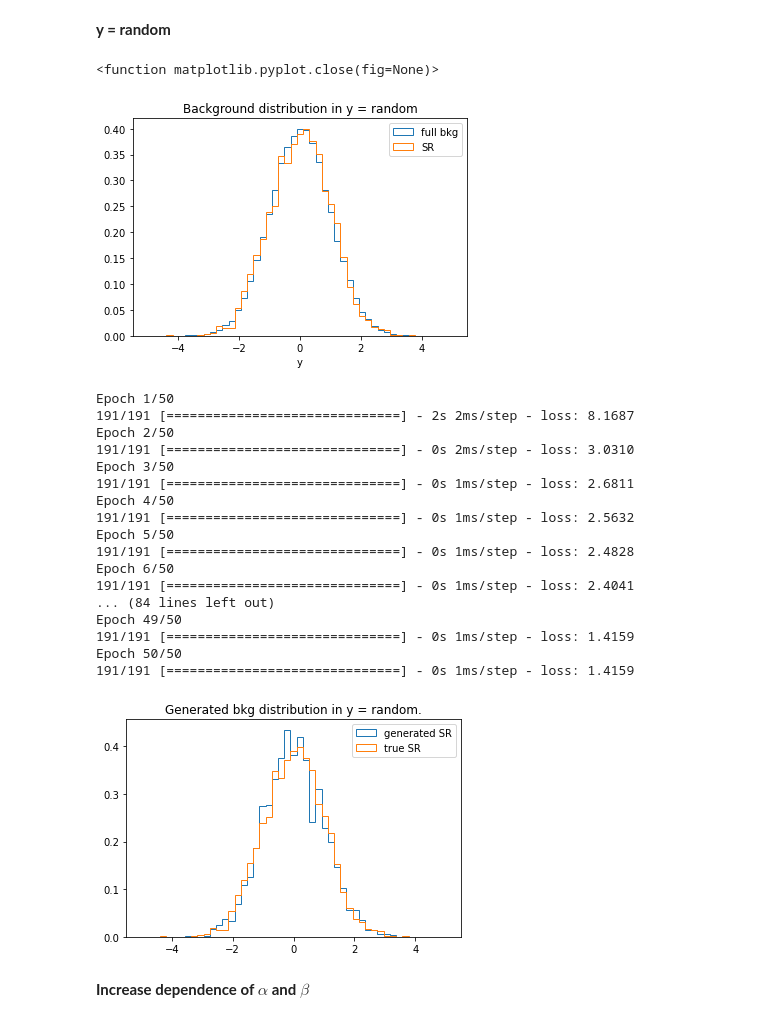
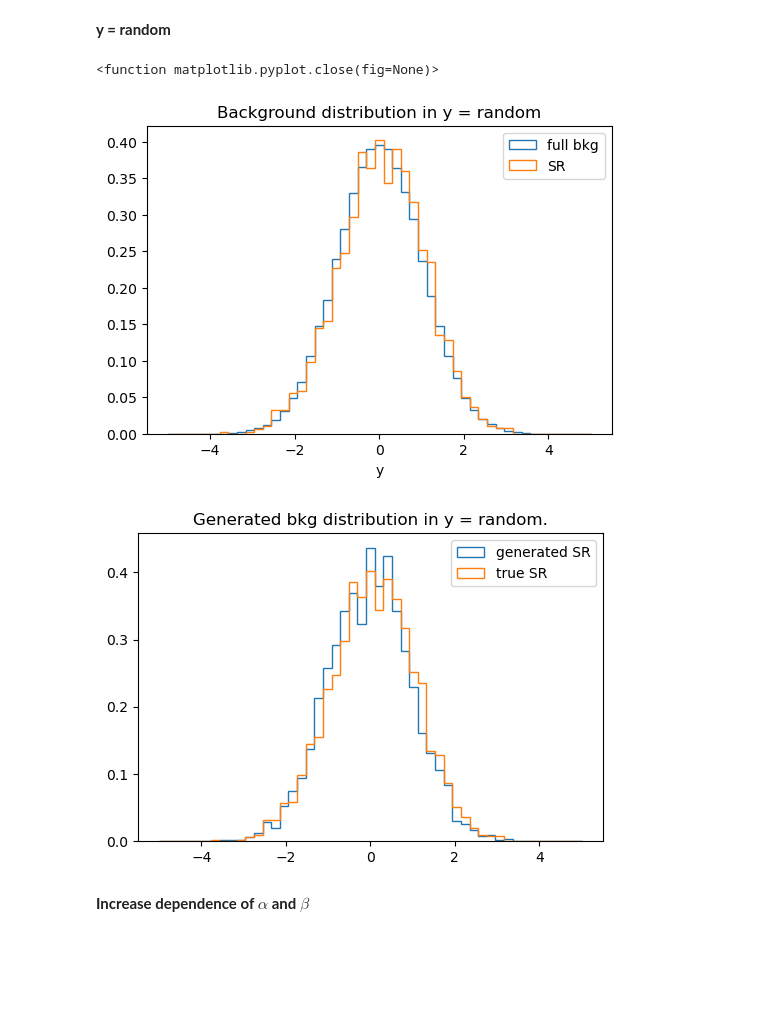
Before and after one commit to hep-lbdl/non-resonant-AD-extrapolation, a Jupyter notebook: Example.ipynb, the cells around one changed output. Saved outputs shown, nothing was run; the diff lists cells and outputs as text; code cells hidden in the pictures; blank space fills up the shorter version.

```diff
--- a/Example.ipynb
+++ b/Example.ipynb
@@ -87,4 +81,5 @@ def train(data):
 # %% [markdown]
 ### Generate the 2D gaussian distribution.
 # %%
-samples_gen_full_bkg = train(data)
+MAF1 = SimpleMAF(num_features = data.ndim)
+MAF1.train(data, n_epochs=20, plot=False)
@@ -119 +92,6 @@ plot_gen_full_bkg(samples_gen_full_bkg, x1, x2)
+# %%
+# Train on background distribution in CR
+mask_CR = np.logical_not((data[:,0] > 1) & (data[:,1] > 1))
+# Generate background distribution in SR
+mask_SR = (x1 > 1) & (x2 > 1)
 # %%
@@ -211,7 +130,6 @@ def Y(k, q, x1, x2):
 **y = random**
 # %%
 Y_rand = Y(0, 0, x1, x2)
-mask_SR = (x1 > 1) & (x2 > 1)
 plt.figure(figsize=(6,4))
 bins = np.linspace(-5, 5, 50)
 plt.hist(Y_rand, bins = bins, density = True, histtype='step', label='full bkg')
@@ -224,30 +142,17 @@ plt.savefig('plots/full_bkg_in_y_random.png')
 plt.close
 # %% [output]
 <function matplotlib.pyplot.close(fig=None)>
-[figure, old version]
+[figure, new version]
-# %%
-samples_gen_SR_bkg_in_y_random = train_conditioned(Y_rand,data,epochs=50)
-# %% [output]
-Epoch 1/50
-191/191 [==============================] - 2s 2ms/step - loss: 8.1687
-Epoch 2/50
-191/191 [==============================] - 0s 2ms/step - loss: 3.0310
-Epoch 3/50
-191/191 [==============================] - 0s 1ms/step - loss: 2.6811
-Epoch 4/50
-191/191 [==============================] - 0s 1ms/step - loss: 2.5632
-Epoch 5/50
-191/191 [==============================] - 0s 1ms/step - loss: 2.4828
-Epoch 6/50
-191/191 [==============================] - 0s 1ms/step - loss: 2.4041
-... (84 lines left out)
-Epoch 49/50
-191/191 [==============================] - 0s 1ms/step - loss: 1.4159
-Epoch 50/50
-191/191 [==============================] - 0s 1ms/step - loss: 1.4159
+# %%
+cond_CR = np.stack([x1, x2], axis = -1)[mask_CR]
+
+MAF3 = SimpleMAF(num_features = 1, num_cond_features = 2)
+MAF3.train(data=Y_rand[mask_CR], cond=cond_CR, n_epochs=50, plot=False)
 # %%
+cond_SR = data[mask_SR]
+samples_gen_SR_bkg_in_y_random = MAF3.sample(1, cond_SR).reshape(Y_rand[mask_SR].shape)
 plot_gen_SR_bkg_in_y_random(samples_gen_SR_bkg_in_y_random, Y_rand[mask_SR])
 # %% [output]
-[figure, old version]
+[figure, new version]
 # %% [markdown]
 **Increase dependence of $\alpha$ and $\beta$**
```
Also changed, not shown: parts of 38 cells of this notebook, 2 other files.
